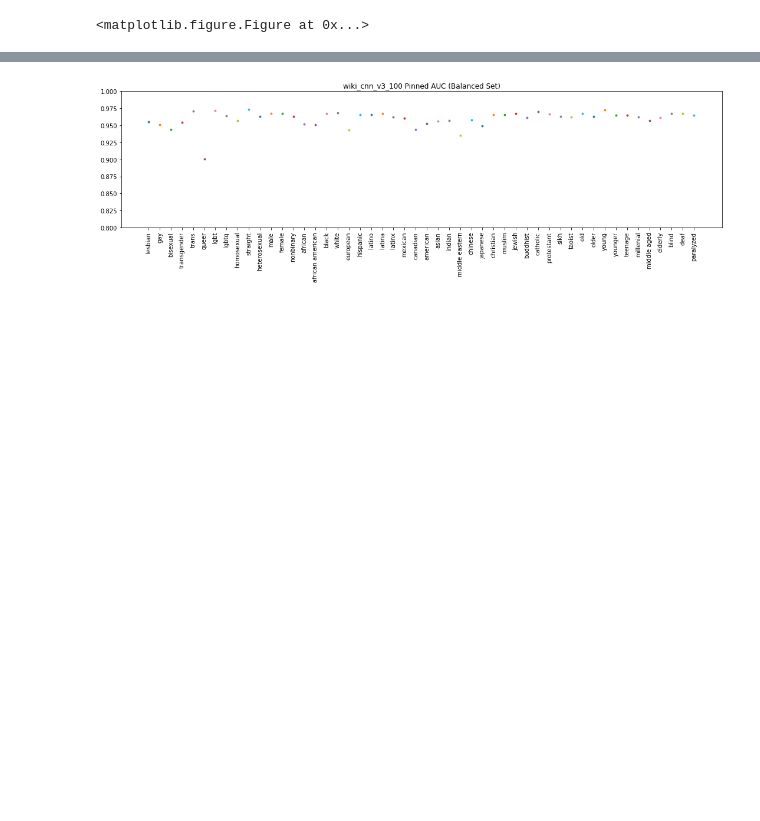
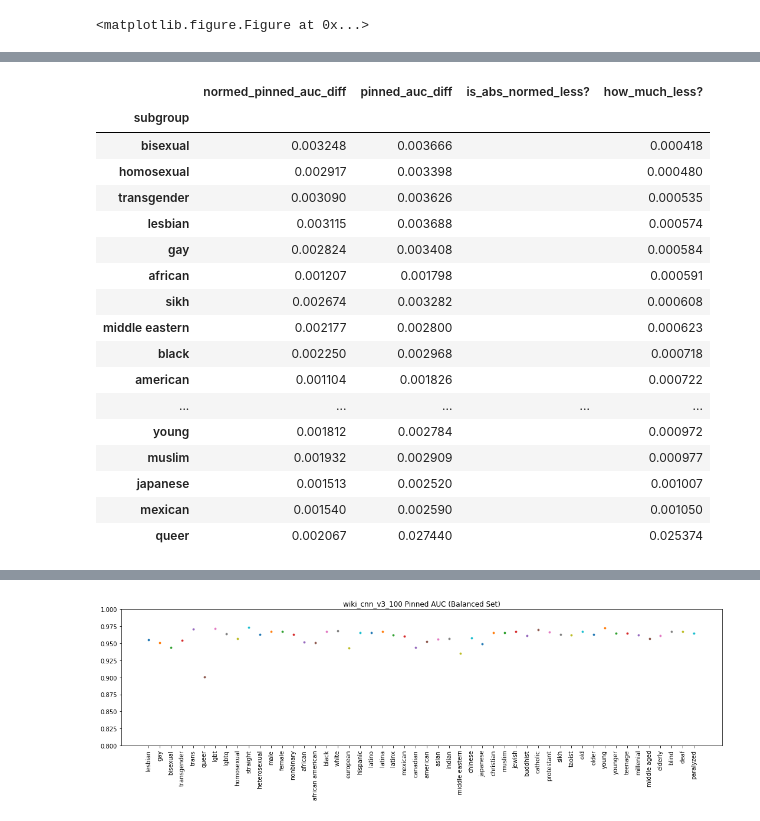
Before and after one commit to ianchou/unintended-ml-bias-analysis, a Jupyter notebook: unintended_ml_bias/mann_whitney_analysis_repeated.ipynb, the cells around one changed output, grey strips where cells are left out. Saved outputs shown, nothing was run; the diff lists cells and outputs as text; code cells hidden in the pictures; blank space fills up the shorter version.

```diff
--- a/unintended_ml_bias/mann_whitney_analysis_repeated.ipynb
+++ b/unintended_ml_bias/mann_whitney_analysis_repeated.ipynb
@@ -188,0 +213,21 @@ mean_df.sort_values('how_much_less?')
+# %%
+print_table_from_csv('mann_whitney_analysis_skew_queer_only_skewed_balanced_set.csv')
+# %% [output]
+|  | normed_pinned_auc_diff | pinned_auc_diff | is_abs_normed_less? | how_much_less? |
+| subgroup |  |  |  |  |
+| bisexual | 0.003248 | 0.003666 |  | 0.000418 |
+| homosexual | 0.002917 | 0.003398 |  | 0.000480 |
+| transgender | 0.003090 | 0.003626 |  | 0.000535 |
+| lesbian | 0.003115 | 0.003688 |  | 0.000574 |
+| gay | 0.002824 | 0.003408 |  | 0.000584 |
+| african | 0.001207 | 0.001798 |  | 0.000591 |
+| sikh | 0.002674 | 0.003282 |  | 0.000608 |
+| middle eastern | 0.002177 | 0.002800 |  | 0.000623 |
+| black | 0.002250 | 0.002968 |  | 0.000718 |
+| american | 0.001104 | 0.001826 |  | 0.000722 |
+| ... | ... | ... | ... | ... |
+| young | 0.001812 | 0.002784 |  | 0.000972 |
+| muslim | 0.001932 | 0.002909 |  | 0.000977 |
+| japanese | 0.001513 | 0.002520 |  | 0.001007 |
+| mexican | 0.001540 | 0.002590 |  | 0.001050 |
+| queer | 0.002067 | 0.027440 |  | 0.025374 |
```
Also changed, not shown: parts of 15 cells of this notebook, 6 other files.
